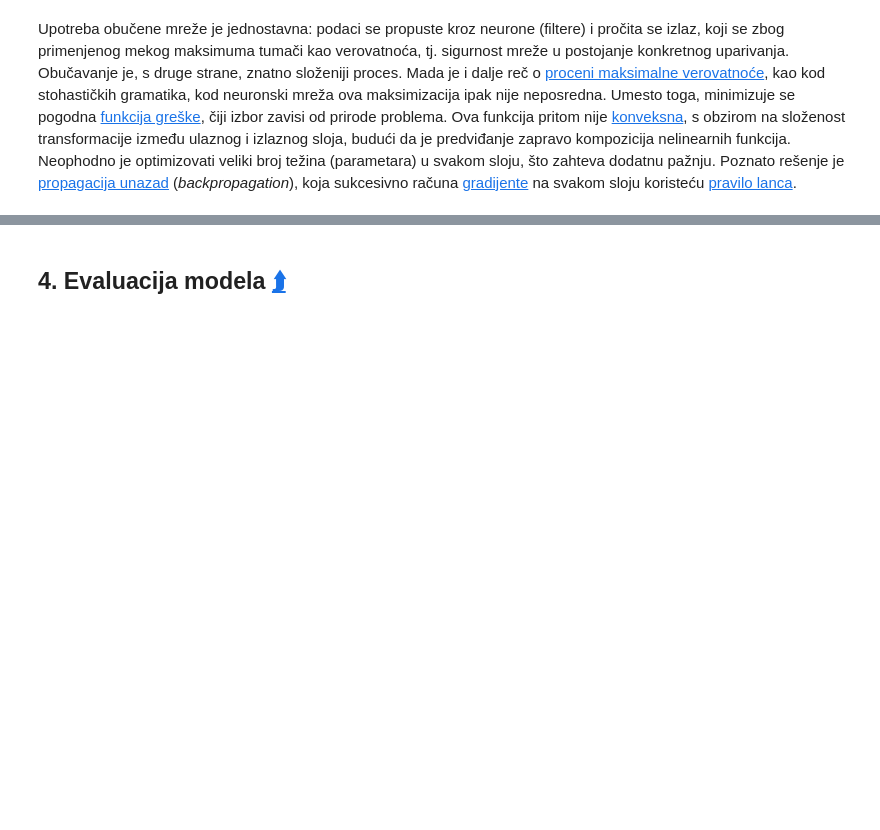
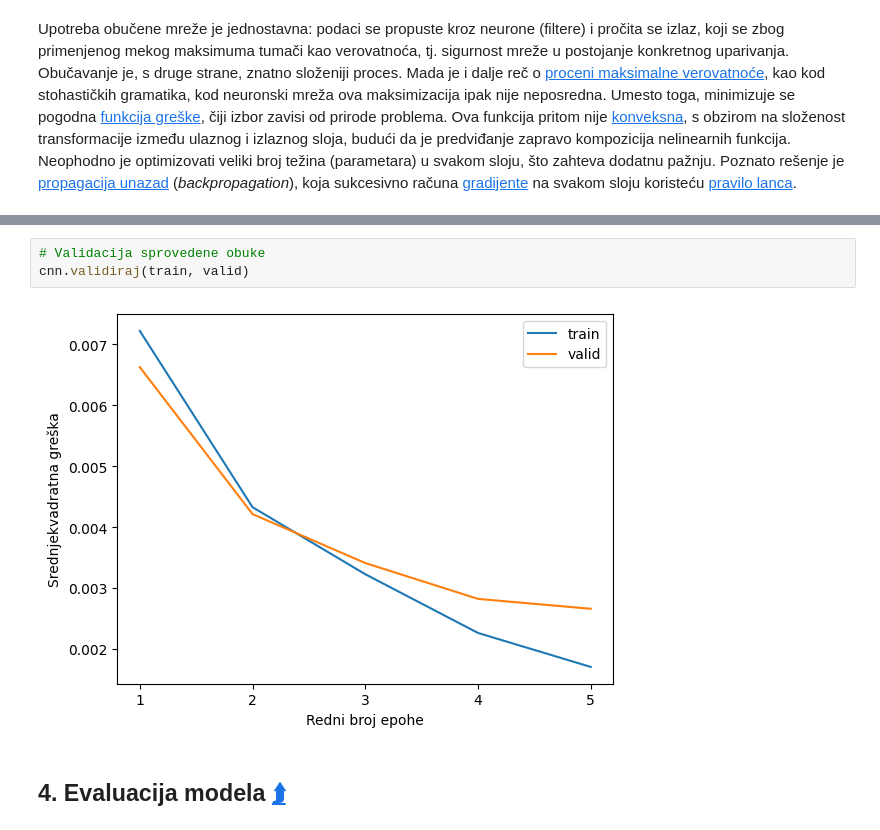
Before and after one commit to matfija/Duboka-struktura-RNK, a Jupyter notebook: sveska/Duboka_struktura_RNK.ipynb, the cells around one changed output, grey strips where cells are left out. Saved outputs shown, nothing was run; the diff lists cells and outputs as text; blank space fills up the shorter version.

```diff
--- a/sveska/Duboka_struktura_RNK.ipynb
+++ b/sveska/Duboka_struktura_RNK.ipynb
@@ -923,3 +1173,8 @@ Upotreba obučene mreže je jednostavna: podaci se propuste kroz neurone (filter
+# %%
+# Validacija sprovedene obuke
+cnn.validiraj(train, valid)
+# %% [output]
+[figure, added]
 # %% [markdown]
 ## 4. Evaluacija modela [⮭]<a id="par:eval"></a>
 
```
Also changed, not shown: parts of 46 cells of this notebook, 4 other files.
